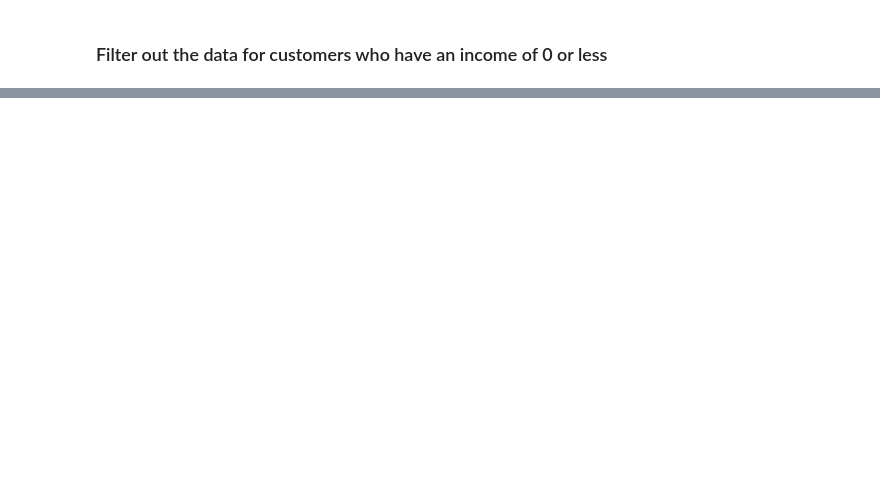
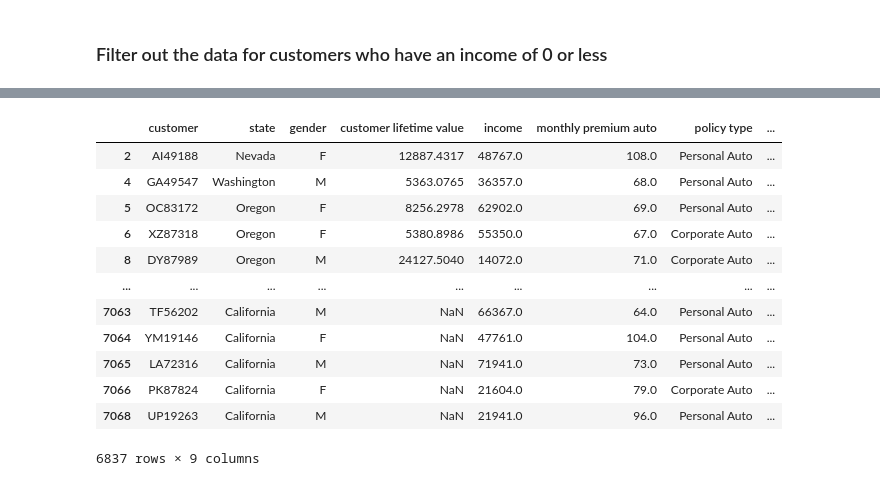
Before and after one commit to Jesus-Almansa/lab-customer-analysis-round-1, a Jupyter notebook: files_for_lab/csv_files/customer_analysis_round1.ipynb, the cells around one changed output, grey strips where cells are left out. Drawn from its saved outputs; the diff is of its cells as text; code cells hidden in the pictures; blank space fills up the shorter version.

```diff
--- a/files_for_lab/csv_files/customer_analysis_round1.ipynb
+++ b/files_for_lab/csv_files/customer_analysis_round1.ipynb
@@ -213,0 +243,16 @@ df0.shape
+# %%
+df[df['income'] > 0]
+# %% [output]
+|  | customer | state | gender | customer lifetime value | income | monthly premium auto | policy type | ... |
+| 2 | AI49188 | Nevada | F | 12887.4317 | 48767.0 | 108.0 | Personal Auto | ... |
+| 4 | GA49547 | Washington | M | 5363.0765 | 36357.0 | 68.0 | Personal Auto | ... |
+| 5 | OC83172 | Oregon | F | 8256.2978 | 62902.0 | 69.0 | Personal Auto | ... |
+| 6 | XZ87318 | Oregon | F | 5380.8986 | 55350.0 | 67.0 | Corporate Auto | ... |
+| 8 | DY87989 | Oregon | M | 24127.5040 | 14072.0 | 71.0 | Corporate Auto | ... |
+| ... | ... | ... | ... | ... | ... | ... | ... | ... |
+| 7063 | TF56202 | California | M | NaN | 66367.0 | 64.0 | Personal Auto | ... |
+| 7064 | YM19146 | California | F | NaN | 47761.0 | 104.0 | Personal Auto | ... |
+| 7065 | LA72316 | California | M | NaN | 71941.0 | 73.0 | Personal Auto | ... |
+| 7066 | PK87824 | California | F | NaN | 21604.0 | 79.0 | Corporate Auto | ... |
+| 7068 | UP19263 | California | M | NaN | 21941.0 | 96.0 | Personal Auto | ... |
+6837 rows × 9 columns
```
Also changed, not shown: parts of 9 cells of this notebook.
